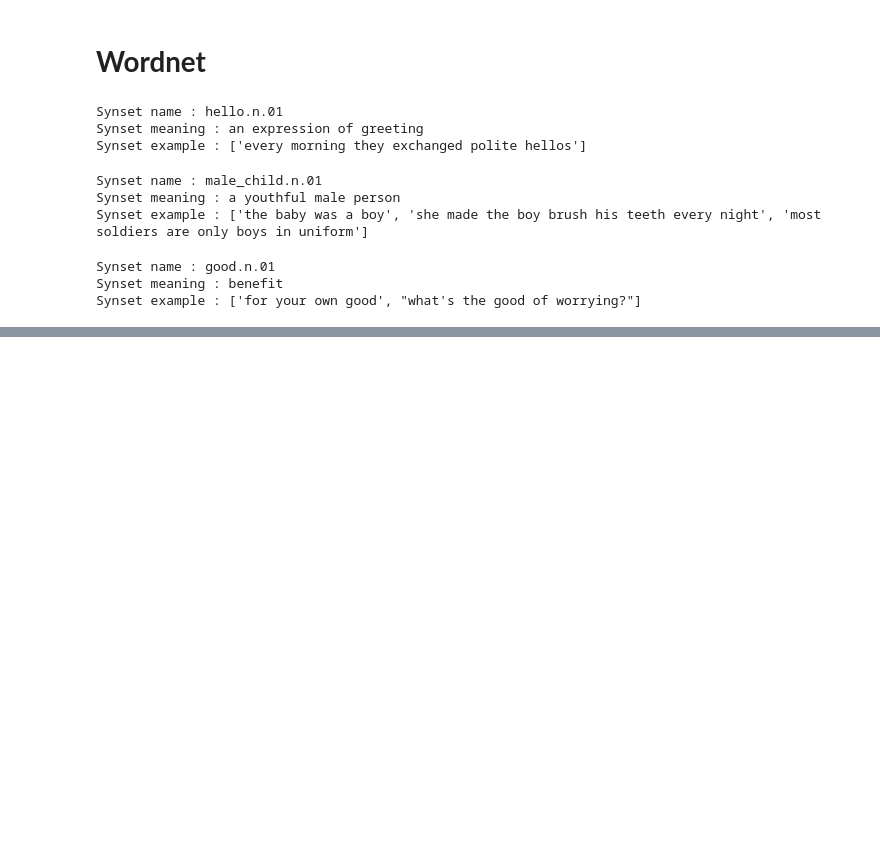
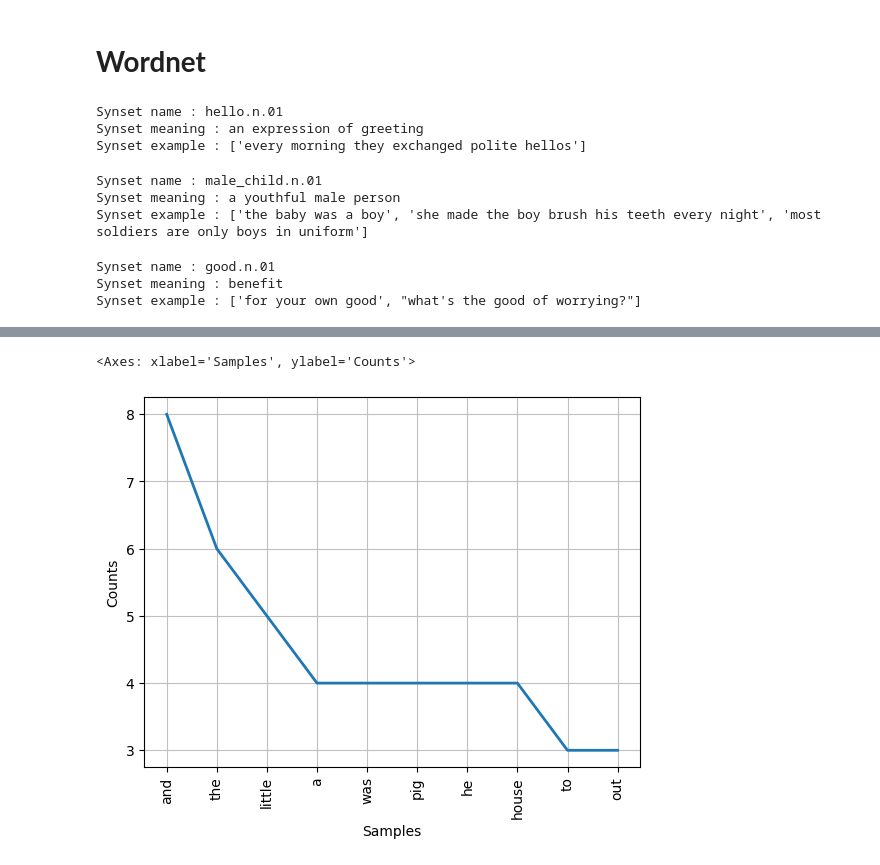
Before and after one commit to lokeshneerasa/NLP, a Jupyter notebook: NLP.ipynb, the cells around one changed output, grey strips where cells are left out. Drawn from its saved outputs; the diff is of its cells as text; code cells hidden in the pictures; blank space fills up the shorter version.

```diff
--- a/NLP.ipynb
+++ b/NLP.ipynb
@@ -450,0 +580,19 @@ Synset example : ['for your own good', "what's the good of worrying?"]
+# %%
+#6.Removing the punctuation marks
+import nltk
+from nltk import word_tokenize
+nltk.download("punkt_tab")
+
+data=open("story_input.txt")
+text=data.read()
+
+words=word_tokenize(text)
+
+words_no_punc=[]
+
+for w in words:
+  if w.isalpha():
+         words_no_punc.append(w.lower())
+
+print(words_no_punc)
+print("Length of the words:",len(words_no_punc))
@@ -450,0 +604,22 @@ Synset example : ['for your own good', "what's the good of worrying?"]
+# %%
+#7.Plotting the frequency graph of words without punctuations
+import nltk
+from nltk import word_tokenize
+from nltk.probability import FreqDist
+nltk.download("punkt_tab")
+from matplotlib import pyplot as plt
+
+data=open("story_input.txt")
+text=data.read()
+
+words=word_tokenize(text)
+
+words_no_punc=[]
+
+for w in words:
+  if w.isalpha():
+    words_no_punc.append(w.lower())
+
+fdist=FreqDist(words_no_punc)
+fdist.plot(10)
+# %% [output]
@@ -450,0 +628,2 @@ Synset example : ['for your own good', "what's the good of worrying?"]
+<Axes: xlabel='Samples', ylabel='Counts'>
+[figure, added]
```
Also changed, not shown: parts of 16 cells of this notebook.
